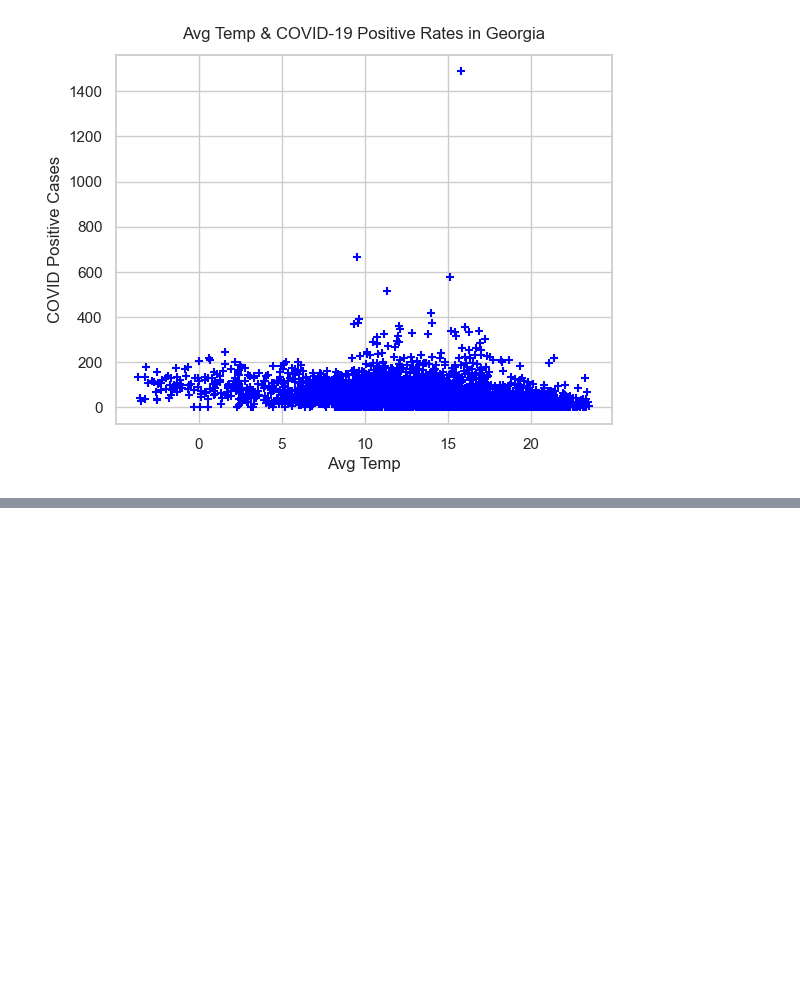
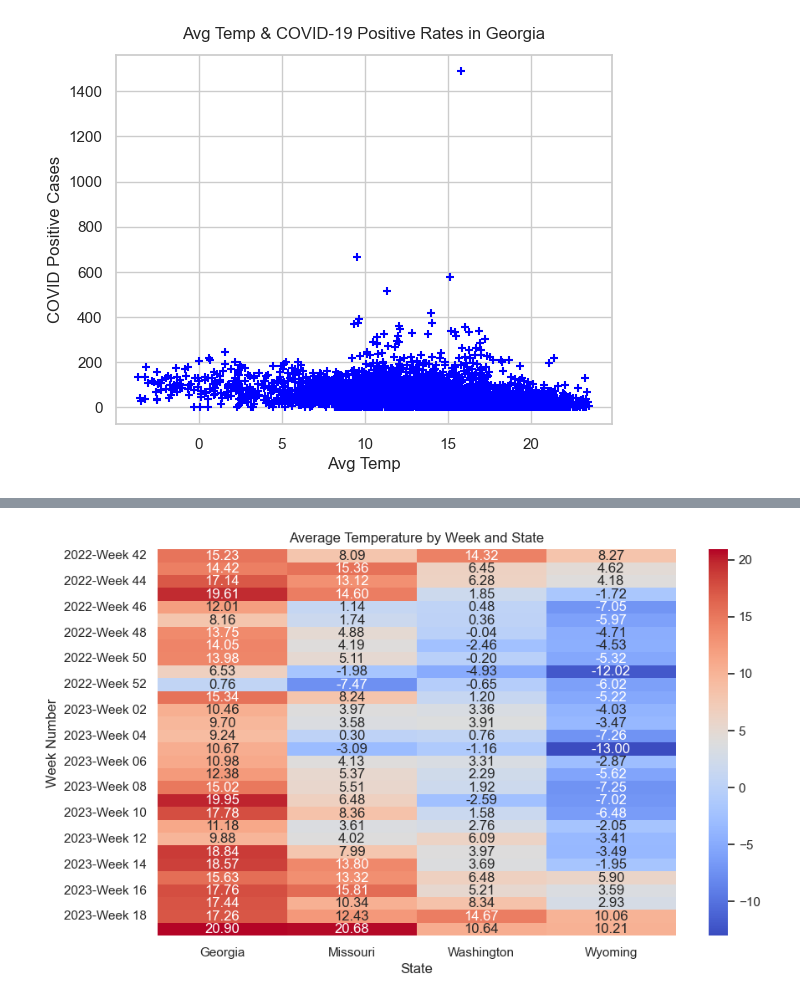
Before and after one commit to iiqueenizzy13/AbtGlobal_1B, a Jupyter notebook: avg_temp_visualizations.ipynb, the cells around one changed output, grey strips where cells are left out. Saved outputs shown, nothing was run; the diff lists cells and outputs as text; code cells hidden in the pictures; blank space fills up the shorter version.

```diff
--- a/avg_temp_visualizations.ipynb
+++ b/avg_temp_visualizations.ipynb
@@ -248,0 +313,25 @@ for state in states_list:
+# %%
+# Pivot the DataFrame for the heatmap
+heatmap_avg_data = heatmap_df.pivot_table(values='Avg Temp',
+                               index='Year_Week',
+                               columns='State',
+                               aggfunc='mean')
+
+# Display the pivoted DataFrame
+heatmap_avg_data.head()
+
+# Set the size of the heatmap
+plt.figure(figsize=(10, 6))
+
+# Create the heatmap
+sns.heatmap(heatmap_avg_data, cmap='coolwarm', annot=True, fmt=".2f")
+
+# Add titles and labels
+plt.title('Average Temperature by Week and State')
+plt.xlabel('State')
+plt.ylabel('Week Number')
+
+# Show the heatmap
+plt.show()
+# %% [output]
+[figure, added]
```
Also changed, not shown: parts of 3 cells of this notebook, 1 other file.
